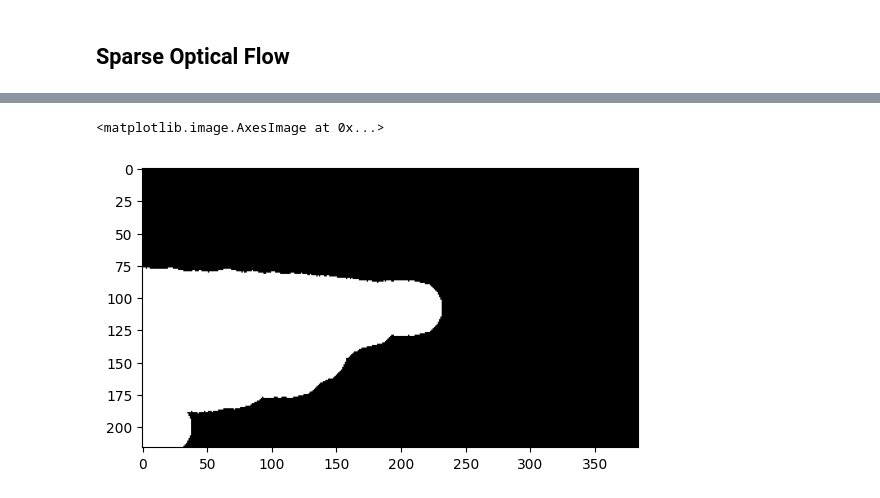
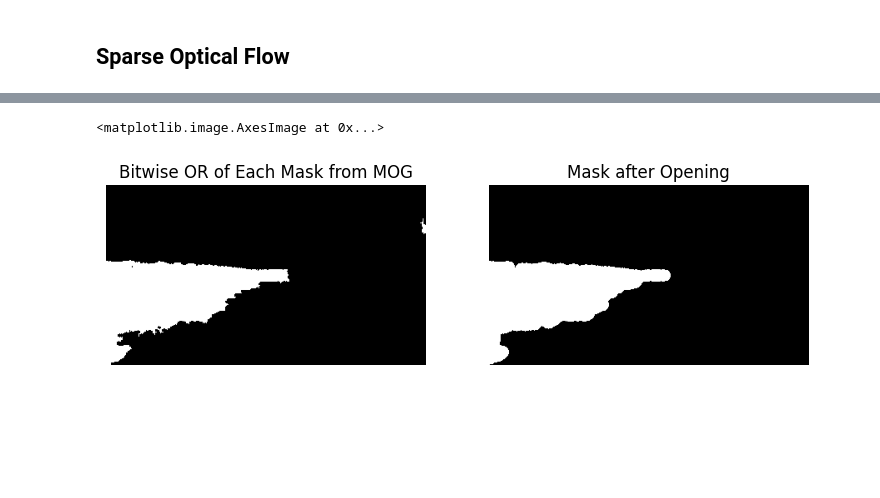
Before and after one commit to vktr274/cv-binary-segmentation, a Jupyter notebook: task3.ipynb, the cells around one changed output, grey strips where cells are left out. Saved outputs shown, nothing was run; the diff lists cells and outputs as text; code cells hidden in the pictures; blank space fills up the shorter version.

```diff
--- a/task3.ipynb
+++ b/task3.ipynb
@@ -287,8 +276,20 @@ masks_in_one_improved = cv2.dilate(masks_in_one_improved, struct_elem, iteration
-# %%
-plt.imshow(masks_in_one_improved, cmap="gray")
-# %% [output]
-<matplotlib.image.AxesImage at 0x...>
-[figure, removed]
+# %%
+fig = plt.figure(figsize=(14,5))
+rows = 1
+cols = 3
+
+fig.add_subplot(rows, cols, 1)
+plt.axis("off")
+plt.title("Bitwise OR of Each Mask from MOG")
+plt.imshow(masks_in_one, cmap="gray")
+
+fig.add_subplot(rows, cols, 2)
+plt.axis("off")
+plt.title("Mask after Opening")
+plt.imshow(masks_in_one_improved, cmap="gray")
+# %% [output]
+<matplotlib.image.AxesImage at 0x...>
+[figure, added]
 # %%
 video = cv2.VideoCapture("data/motion/crosswalk.avi")
 _, frame1 = video.read()
```
Also changed, not shown: parts of 7 cells of this notebook, 3 other files.
